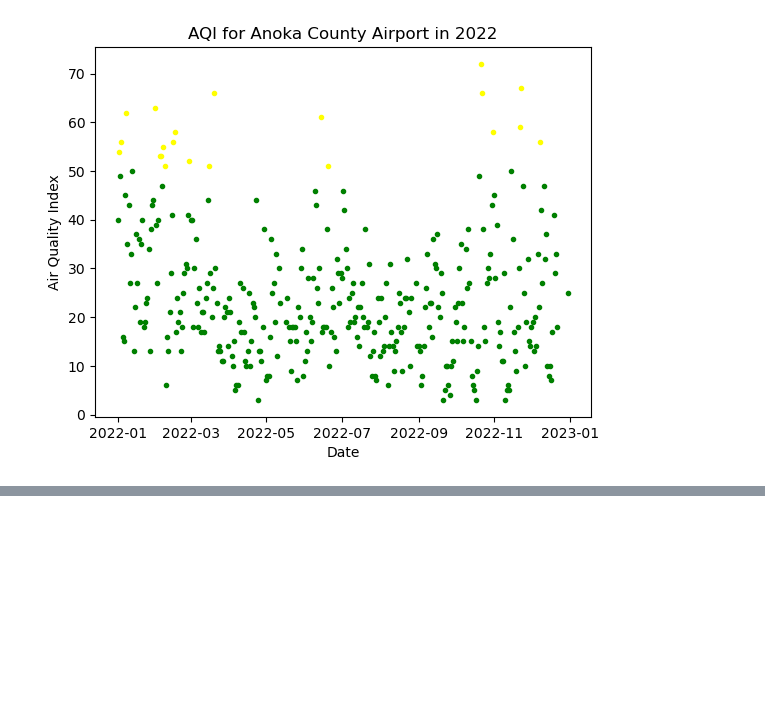
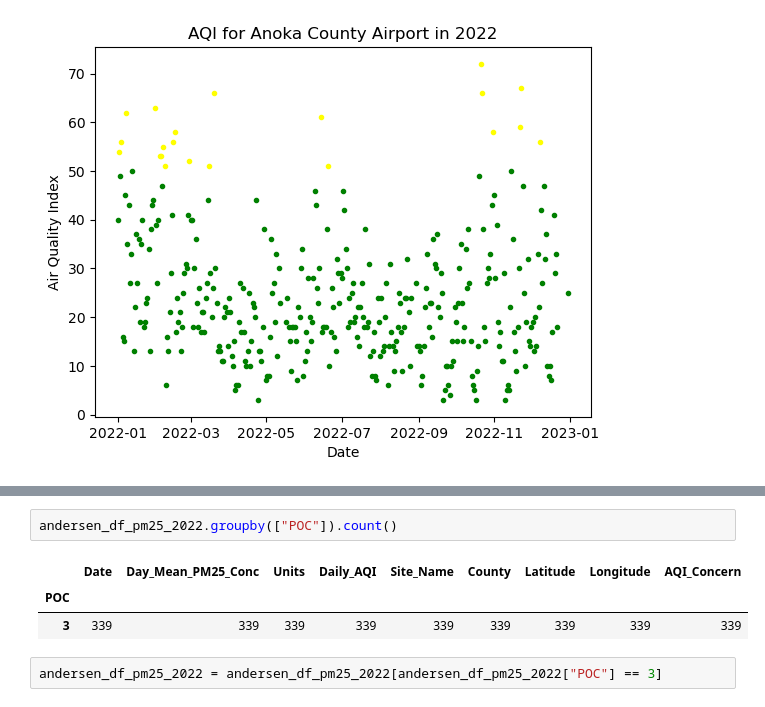
Before and after one commit to SamEspe/Air_Quality_Analysis, a Jupyter notebook: Air_Quality_Analysis.ipynb, the cells around one changed output, grey strips where cells are left out. Cells and saved outputs as stored; diff of their text form; blank space fills up the shorter version.

```diff
--- a/Air_Quality_Analysis.ipynb
+++ b/Air_Quality_Analysis.ipynb
@@ -282,0 +254,8 @@ plt.show()
+# %%
+andersen_df_pm25_2022.groupby(["POC"]).count()
+# %% [output]
+|  | Date | Day_Mean_PM25_Conc | Units | Daily_AQI | Site_Name | County | Latitude | Longitude | AQI_Concern |
+| POC |  |  |  |  |  |  |  |  |  |
+| 3 | 339 | 339 | 339 | 339 | 339 | 339 | 339 | 339 | 339 |
+# %%
+andersen_df_pm25_2022 = andersen_df_pm25_2022[andersen_df_pm25_2022["POC"] == 3]
```
Also changed, not shown: parts of 9 cells of this notebook.
